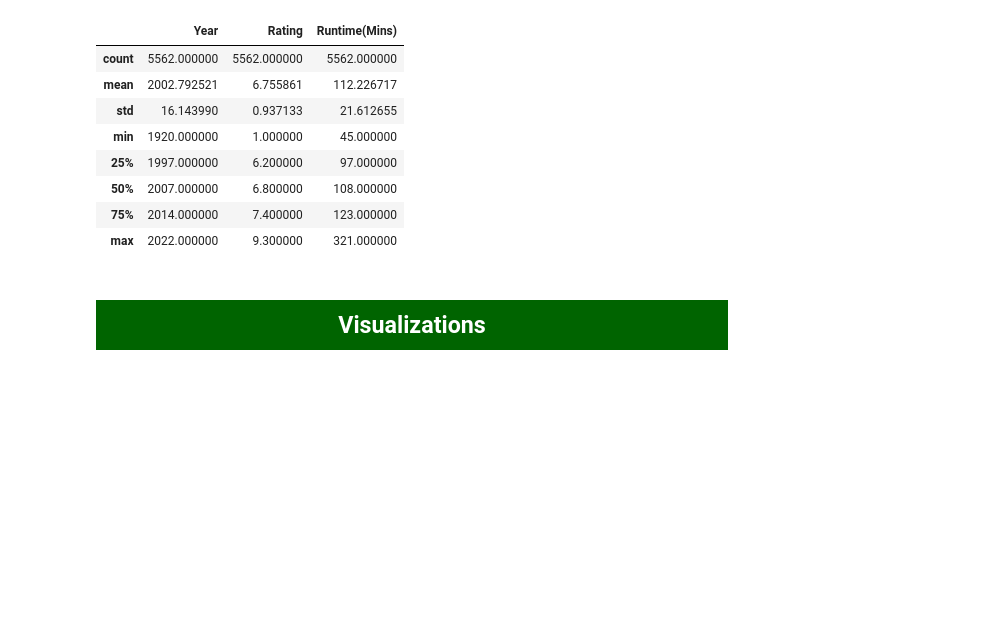
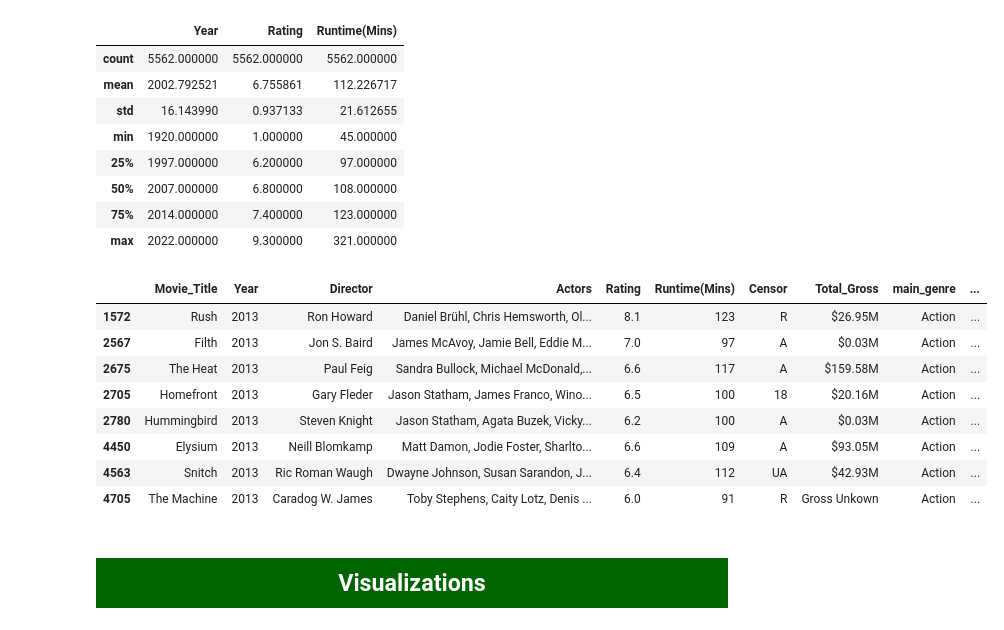
Before and after one commit to Eudi-Duarte/imdb_notebook, a Jupyter notebook: imbd notebook.ipynb, the cells around one changed output. Cells and saved outputs as stored; diff of their text form; code cells hidden in the pictures; blank space fills up the shorter version.

```diff
--- a/imbd notebook.ipynb
+++ b/imbd notebook.ipynb
@@ -82,3 +83,16 @@ df.describe()
 | 50% | 2007.000000 | 6.800000 | 108.000000 |
 | 75% | 2014.000000 | 7.400000 | 123.000000 |
 | max | 2022.000000 | 9.300000 | 321.000000 |
+# %%
+#Duplications
+df[df.duplicated()]
+# %% [output]
+|  | Movie_Title | Year | Director | Actors | Rating | Runtime(Mins) | Censor | Total_Gross | main_genre | ... |
+| 1572 | Rush | 2013 | Ron Howard | Daniel Brühl, Chris Hemsworth, Ol... | 8.1 | 123 | R | $26.95M | Action | ... |
+| 2567 | Filth | 2013 | Jon S. Baird | James McAvoy, Jamie Bell, Eddie M... | 7.0 | 97 | A | $0.03M | Action | ... |
+| 2675 | The Heat | 2013 | Paul Feig | Sandra Bullock, Michael McDonald,... | 6.6 | 117 | A | $159.58M | Action | ... |
+| 2705 | Homefront | 2013 | Gary Fleder | Jason Statham, James Franco, Wino... | 6.5 | 100 | 18 | $20.16M | Action | ... |
+| 2780 | Hummingbird | 2013 | Steven Knight | Jason Statham, Agata Buzek, Vicky... | 6.2 | 100 | A | $0.03M | Action | ... |
+| 4450 | Elysium | 2013 | Neill Blomkamp | Matt Damon, Jodie Foster, Sharlto... | 6.6 | 109 | A | $93.05M | Action | ... |
+| 4563 | Snitch | 2013 | Ric Roman Waugh | Dwayne Johnson, Susan Sarandon, J... | 6.4 | 112 | UA | $42.93M | Action | ... |
+| 4705 | The Machine | 2013 | Caradog W. James | Toby Stephens, Caity Lotz, Denis ... | 6.0 | 91 | R | Gross Unkown | Action | ... |
```
Also changed, not shown: parts of 4 cells of this notebook.
